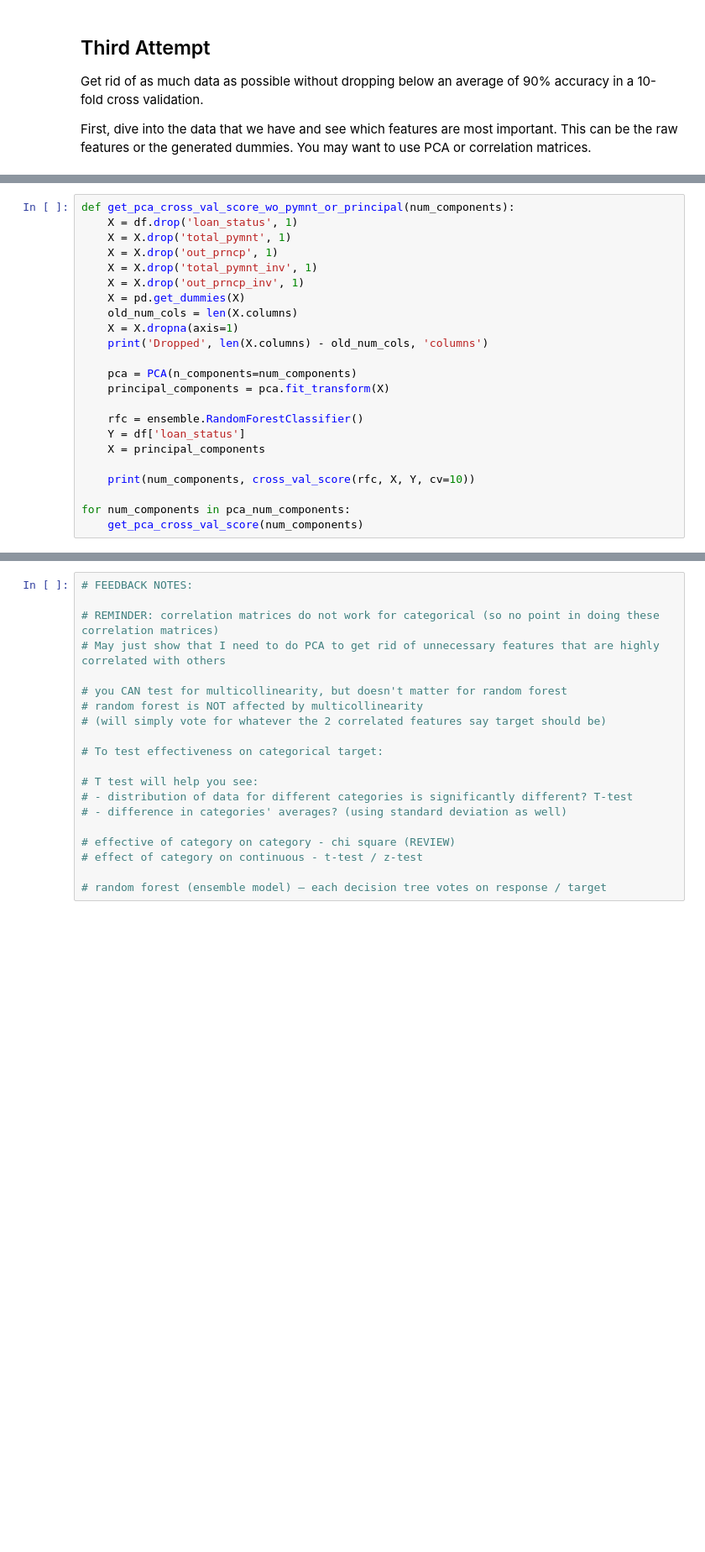
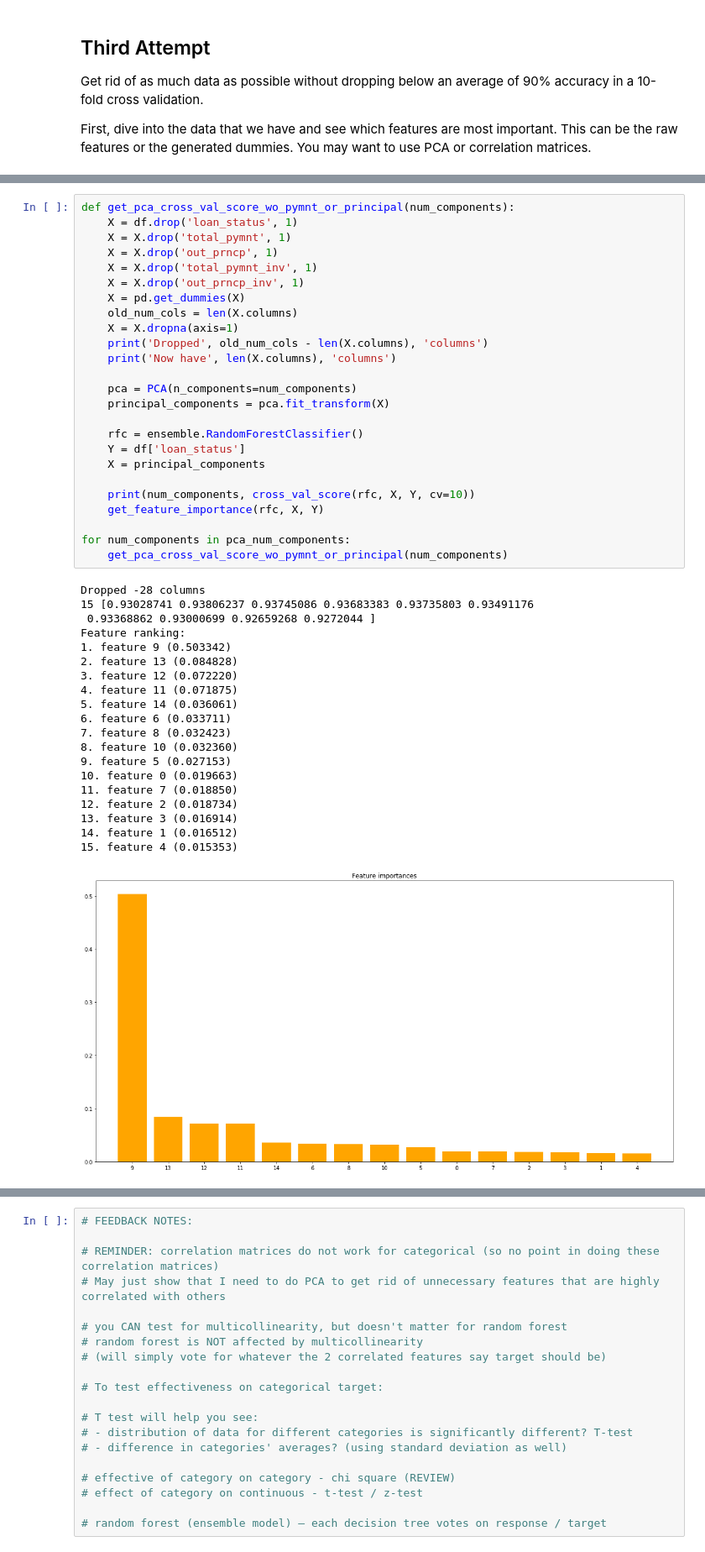
Before and after one commit to esthersweon/thinkful, a Jupyter notebook: main/unit_3/lesson_2_project_5.ipynb, the cells around one changed output, grey strips where cells are left out. Shown at 84% size. Drawn from its saved outputs; the diff is of its cells as text; blank space fills up the shorter version.

```diff
--- a/main/unit_3/lesson_2_project_5.ipynb
+++ b/main/unit_3/lesson_2_project_5.ipynb
@@ -150,23 +310,46 @@ TRY TO REMOVE AND SEE HOW MUCH EFFECT THEY HAVE ON MODEL
 # %%
 def get_pca_cross_val_score_wo_pymnt_or_principal(num_components):
     X = df.drop('loan_status', 1)
     X = X.drop('total_pymnt', 1)
     X = X.drop('out_prncp', 1)
     X = X.drop('total_pymnt_inv', 1)
     X = X.drop('out_prncp_inv', 1)
     X = pd.get_dummies(X)
     old_num_cols = len(X.columns)
     X = X.dropna(axis=1)
-    print('Dropped', len(X.columns) - old_num_cols, 'columns')
+    print('Dropped', old_num_cols - len(X.columns), 'columns')
+    print('Now have', len(X.columns), 'columns')
 
     pca = PCA(n_components=num_components)
     principal_components = pca.fit_transform(X)
 
     rfc = ensemble.RandomForestClassifier()
     Y = df['loan_status']
     X = principal_components
 
     print(num_components, cross_val_score(rfc, X, Y, cv=10))
+    get_feature_importance(rfc, X, Y)
 
 for num_components in pca_num_components:
-    get_pca_cross_val_score(num_components)
+    get_pca_cross_val_score_wo_pymnt_or_principal(num_components)
+# %% [output]
+Dropped -28 columns
+15 [0.93028741 0.93806237 0.93745086 0.93683383 0.93735803 0.93491176
+ 0.93368862 0.93000699 0.92659268 0.9272044 ]
+Feature ranking:
+1. feature 9 (0.503342)
+2. feature 13 (0.084828)
+3. feature 12 (0.072220)
+4. feature 11 (0.071875)
+5. feature 14 (0.036061)
+6. feature 6 (0.033711)
+7. feature 8 (0.032423)
+8. feature 10 (0.032360)
+9. feature 5 (0.027153)
+10. feature 0 (0.019663)
+11. feature 7 (0.018850)
+12. feature 2 (0.018734)
+13. feature 3 (0.016914)
+14. feature 1 (0.016512)
+15. feature 4 (0.015353)
+[figure, added]
```
Also changed, not shown: parts of 15 cells of this notebook, 1 other file.
